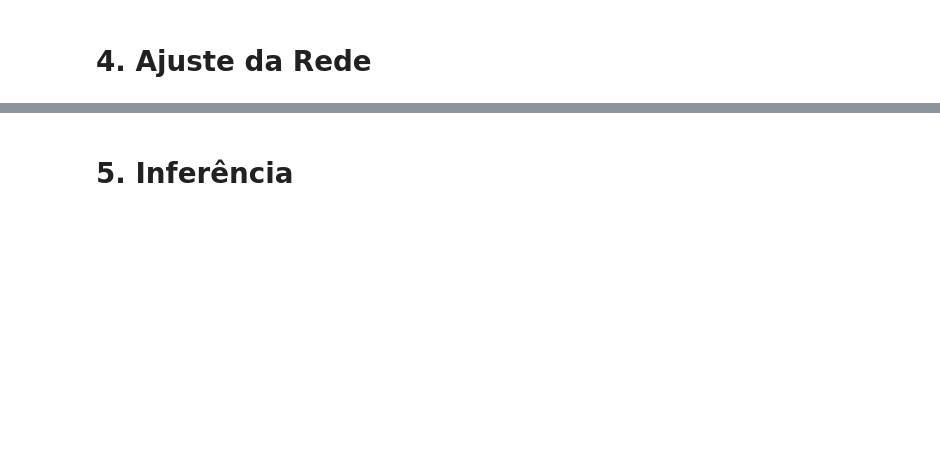
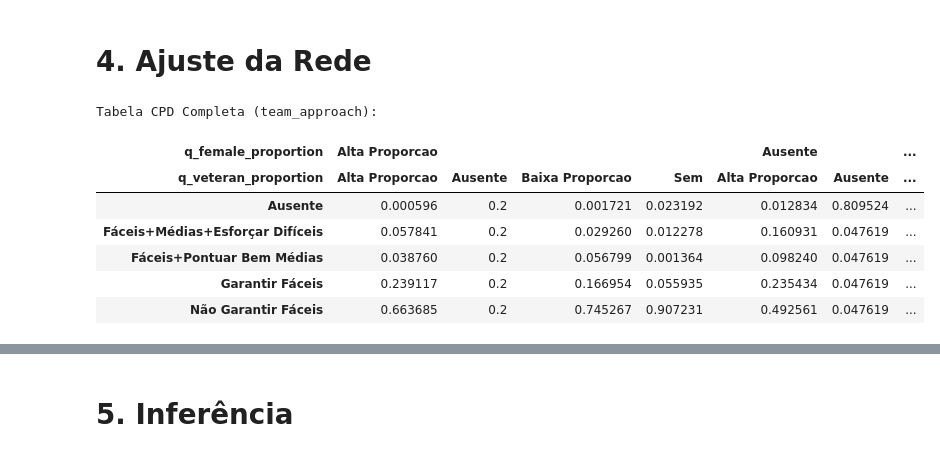
Before and after one commit to MatheusLuna37/IMO-analysis, a Jupyter notebook: teste04.ipynb, the cells around one changed output, grey strips where cells are left out. Drawn from its saved outputs; the diff is of its cells as text; code cells hidden in the pictures; blank space fills up the shorter version.

```diff
--- a/teste04.ipynb
+++ b/teste04.ipynb
@@ -355,16 +358,48 @@ plt.show()
 # %% [markdown]
 # 4. Ajuste da Rede
 # %%
-# LEARNING PARAMETERS FROM DATA
-# from pgmpy.estimators import MaximumLikelihoodEstimator
+import pandas as pd
+import numpy as np
+import warnings
+import itertools
 from pgmpy.estimators import BayesianEstimator
-# Similarly to sklearn you can fit all CPDs of `model` using MLE:
-model.fit(
-    data,
-    estimator=BayesianEstimator
-)
-print(model.get_cpds('q_team_size'))  # unconditional
-print(model.get_cpds('q_female_proportion'))  # conditional
-print(model.get_cpds('q_veteran_proportion'))  # conditional
-print(model.get_cpds('team_approach'))  # conditional
-print(model.get_cpds('predominant_award'))  # conditional
+
+warnings.filterwarnings('ignore', category=FutureWarning)
+
+# 1. Configurar o Pandas para não cortar nada
+pd.set_option('display.max_columns', None)
+pd.set_option('display.max_rows', None)
+pd.set_option('display.max_colwidth', None)
+
+# 2. Calcular o estimador normalmente
+estimador = BayesianEstimator(model, data)
+cpd = estimador.estimate_cpd('team_approach', prior_type='BDeu', equivalent_sample_size=10)
+
+# 3. Extrair os dados para construir um Pandas DataFrame real
+variavel_alvo = cpd.variables[0]
+evidencias = cpd.variables[1:]
+
+# Obter matriz de valores e nomes dos estados
+valores = cpd.get_values()
+linhas = cpd.state_names[variavel_alvo]
+
+# Construir os nomes das colunas com base nas combinações das variáveis de evidência
+if evidencias:
+    estados_evidencias = [cpd.state_names[ev] for ev in evidencias]
+    combinacoes = list(itertools.product(*estados_evidencias))
+    colunas = pd.MultiIndex.from_tuples(combinacoes, names=evidencias)
+    df_cpd = pd.DataFrame(valores, index=linhas, columns=colunas)
+else:
+    df_cpd = pd.DataFrame(valores, index=linhas, columns=["Probabilidade"])
+
+print("Tabela CPD Completa (team_approach):\n")
+display(df_cpd)
+# %% [output]
+Tabela CPD Completa (team_approach):
+| q_female_proportion | Alta Proporcao |  |  |  | Ausente |  | ... |
+| q_veteran_proportion | Alta Proporcao | Ausente | Baixa Proporcao | Sem | Alta Proporcao | Ausente | ... |
+| Ausente | 0.000596 | 0.2 | 0.001721 | 0.023192 | 0.012834 | 0.809524 | ... |
+| Fáceis+Médias+Esforçar Difíceis | 0.057841 | 0.2 | 0.029260 | 0.012278 | 0.160931 | 0.047619 | ... |
+| Fáceis+Pontuar Bem Médias | 0.038760 | 0.2 | 0.056799 | 0.001364 | 0.098240 | 0.047619 | ... |
+| Garantir Fáceis | 0.239117 | 0.2 | 0.166954 | 0.055935 | 0.235434 | 0.047619 | ... |
+| Não Garantir Fáceis | 0.663685 | 0.2 | 0.745267 | 0.907231 | 0.492561 | 0.047619 | ... |
```
Also changed, not shown: parts of 3 cells of this notebook, 1 other file.
